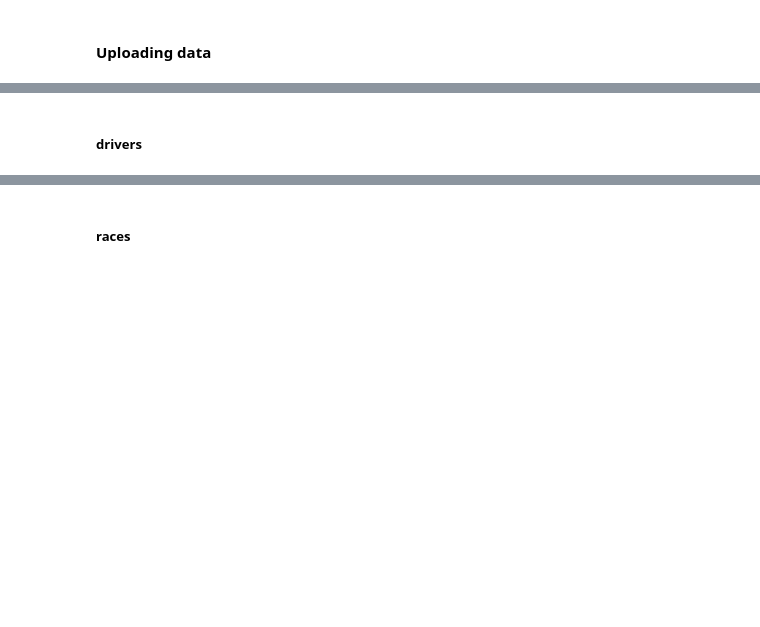
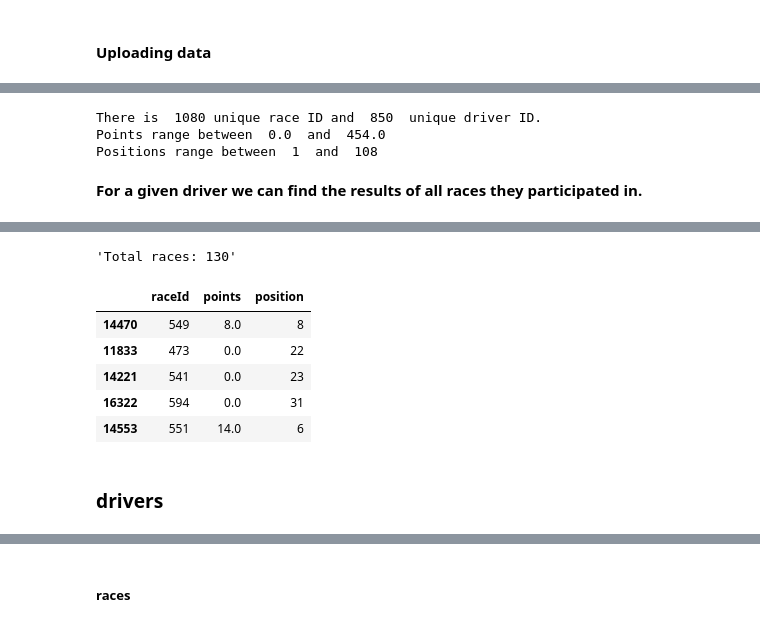
Before and after one commit to com-480-data-visualization/project-2023-data-rizzards, a Jupyter notebook: data_analysis.ipynb, the cells around one changed output, grey strips where cells are left out. Cells and saved outputs as stored; diff of their text form; code cells hidden in the pictures; blank space fills up the shorter version.

```diff
--- a/data_analysis.ipynb
+++ b/data_analysis.ipynb
@@ -80,5 +285,44 @@ driver_standings.head()
 # %%
-print("There is ", len(pd.unique(driver_standings["raceId"])), "unique race ID and ", len(pd.unique(driver_standings["driverId"])), " unique driver ID.")
-print("Points range between ", min(driver_standings["points"]), " and ", max(driver_standings["points"]))
+print(
+    "There is ",
+    len(pd.unique(driver_standings["raceId"])),
+    "unique race ID and ",
+    len(pd.unique(driver_standings["driverId"])),
+    " unique driver ID.",
+)
+print(
+    "Points range between ",
+    min(driver_standings["points"]),
+    " and ",
+    max(driver_standings["points"]),
+)
 
-print("Positions range between ", min(driver_standings["position"]), " and ", max(driver_standings["position"]))
+print(
+    "Positions range between ",
+    min(driver_standings["position"]),
+    " and ",
+    max(driver_standings["position"]),
+)
+# %% [output]
+There is  1080 unique race ID and  850  unique driver ID.
+Points range between  0.0  and  454.0
+Positions range between  1  and  108
+# %% [markdown]
+**For a given driver we can find the results of all races they participated in.**
+# %%
+# select raceId, points, and position for a particular driver from driver_standings
+driverId = 200
+
+df = driver_standings[driver_standings["driverId"] == driverId][
+    ["raceId", "points", "position"]
+]
+
+# show data for driver from drivers
+
+
+display(
+    drivers[drivers["driverId"] == driverId],
+    f"Total races: {df.count()[0]}",
+    df.sample(5),
+)
+# %% [output]
@@ -85,5 +331,12 @@ print("Positions range between ", min(driver_standings["position"]), " and ", ma
+'Total races: 130'
+|  | raceId | points | position |
+| 14470 | 549 | 8.0 | 8 |
+| 11833 | 473 | 0.0 | 22 |
+| 14221 | 541 | 0.0 | 23 |
+| 16322 | 594 | 0.0 | 31 |
+| 14553 | 551 | 14.0 | 6 |
 # %% [markdown]
-##### drivers
+### drivers
 # %%
 print(drivers.info())
 drivers.head()
```
Also changed, not shown: parts of 50 cells of this notebook, 1 other file.
